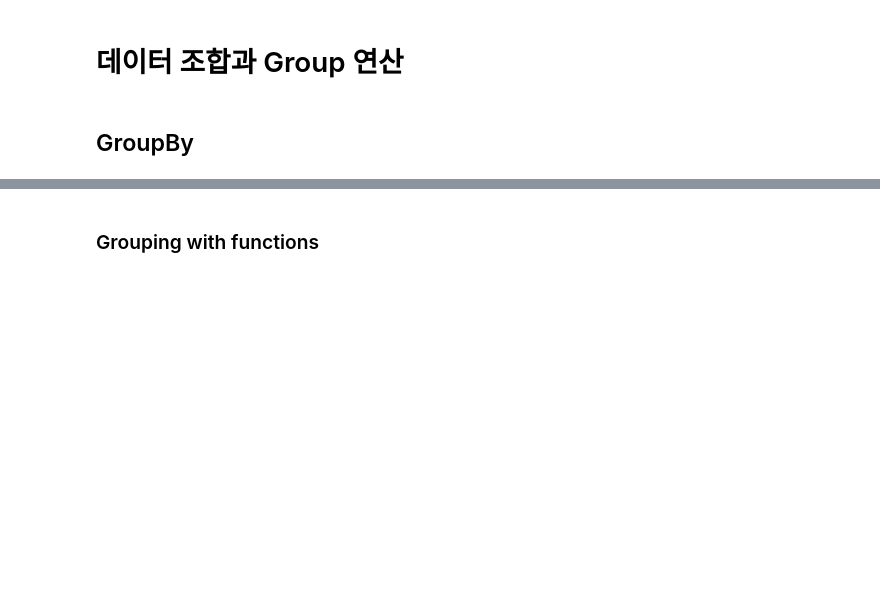
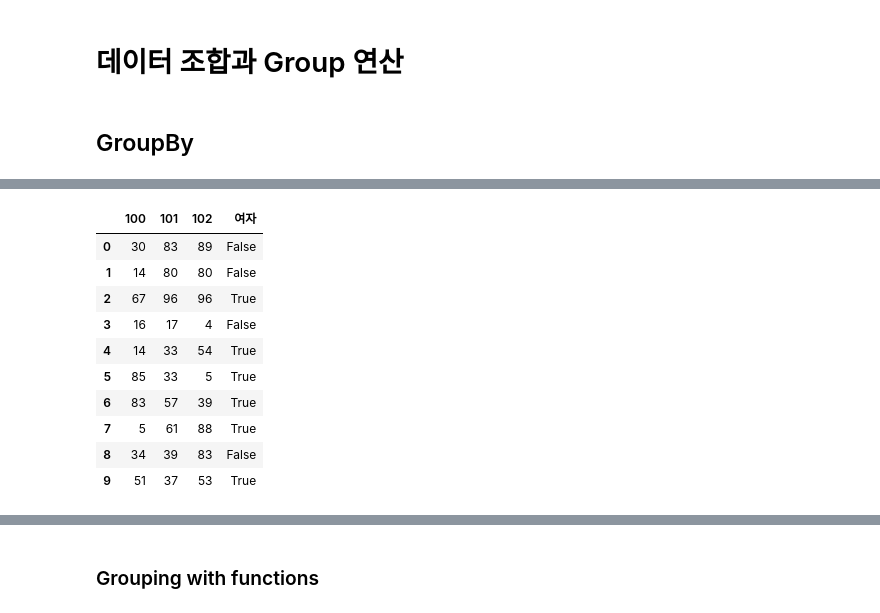
Before and after one commit to lseongjoo/bigpy, a Jupyter notebook: DataAggregation.ipynb, the cells around one changed output, grey strips where cells are left out. Drawn from its saved outputs; the diff is of its cells as text; code cells hidden in the pictures; blank space fills up the shorter version.

```diff
--- a/DataAggregation.ipynb
+++ b/DataAggregation.ipynb
@@ -30,0 +53,24 @@ grouped.mean()
+# %%
+scores = DataFrame(np.random.randint(0,100, size=(10,3)),
+                    columns=range(100,103))
+# 성별 정보 설정
+gender = []
+for i in np.random.randint(0,2, size=10):
+    if i:
+        gender.append(True)
+    else:
+        gender.append(False)
+scores[u'여자']=gender
+scores
+# %% [output]
+|  | 100 | 101 | 102 | 여자 |
+| 0 | 30 | 83 | 89 | False |
+| 1 | 14 | 80 | 80 | False |
+| 2 | 67 | 96 | 96 | True |
+| 3 | 16 | 17 | 4 | False |
+| 4 | 14 | 33 | 54 | True |
+| 5 | 85 | 33 | 5 | True |
+| 6 | 83 | 57 | 39 | True |
+| 7 | 5 | 61 | 88 | True |
+| 8 | 34 | 39 | 83 | False |
+| 9 | 51 | 37 | 53 | True |
```
Also changed, not shown: parts of 63 cells of this notebook, 4 other files.
